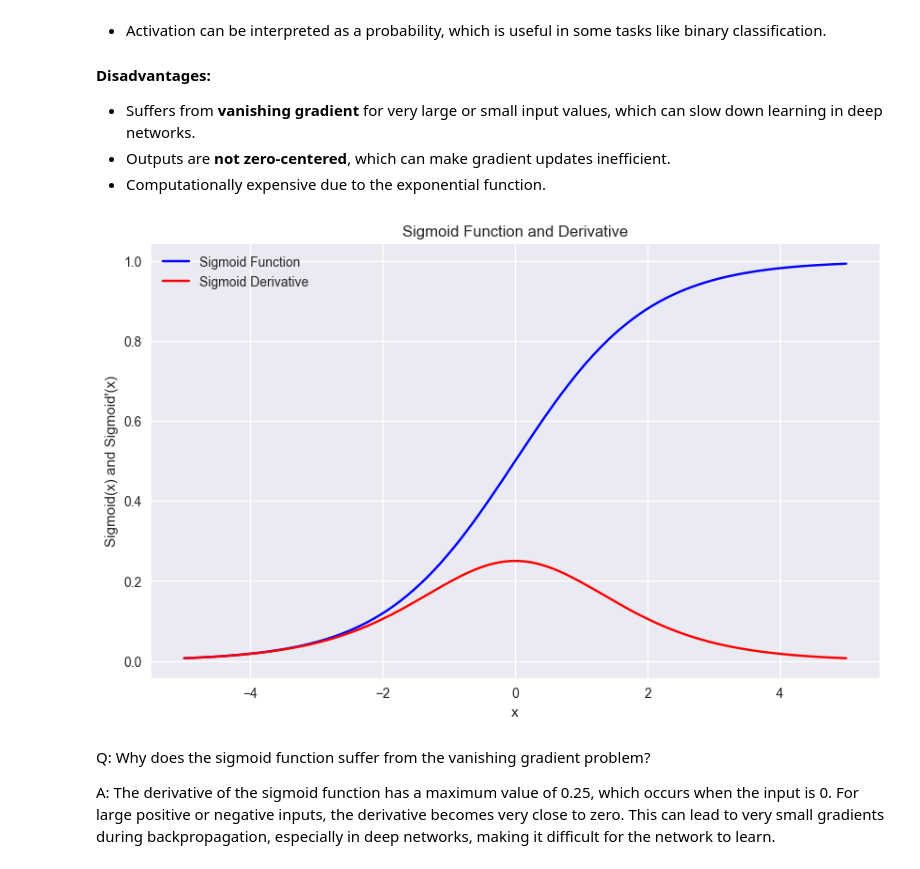
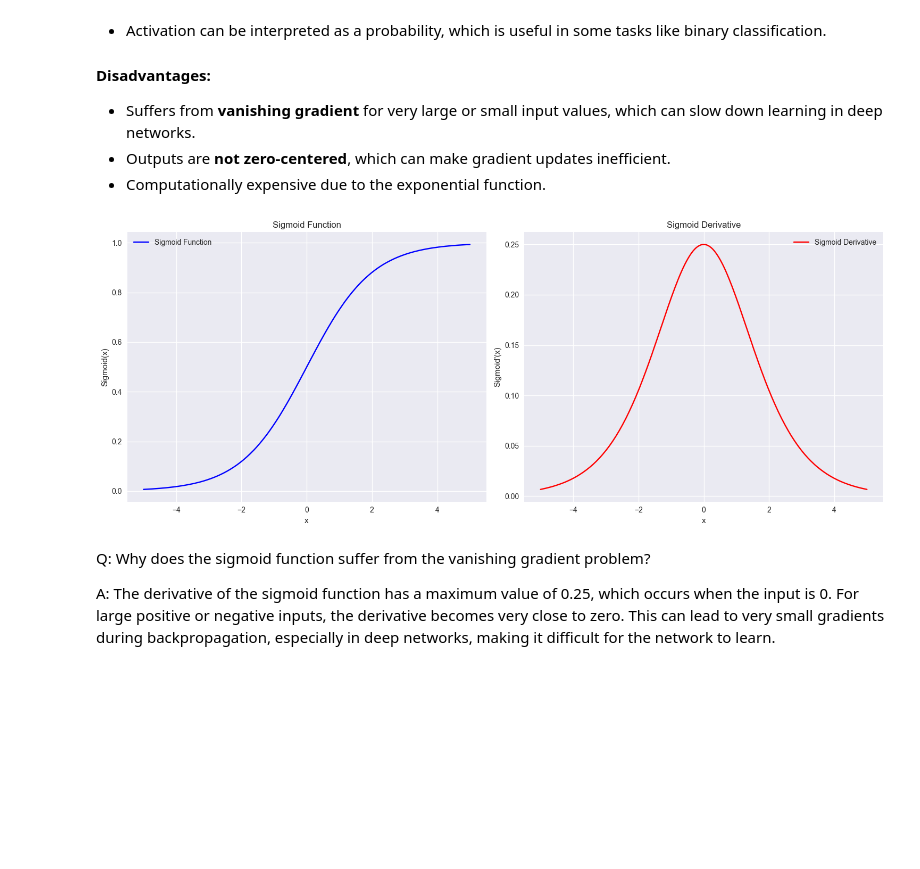
Before and after one commit to CodersHQ-AI-ML-Community/ai-confluence, a Jupyter notebook: code/deep-learning/activation_functions.ipynb, the cells around one changed output. Drawn from its saved outputs; the diff is of its cells as text; code cells hidden in the pictures; blank space fills up the shorter version.

Commit message:
Code snippets for activation functions modified. GeLU and SiLU pending.

```diff
--- a/code/deep-learning/activation_functions.ipynb
+++ b/code/deep-learning/activation_functions.ipynb
@@ -31,25 +31,30 @@ sns.set_palette("husl")
 
 
 # Helper function to plot activation functions and their derivatives on the same plot
-def plot_function_and_derivative_combined(func, derivative, title, x_range=(-5, 5)):
+def plot_function_and_derivative(func, derivative, title, x_range=(-5, 5)):
     x = np.linspace(*x_range, 200)
     y = func(x)
     dy = derivative(x)
 
-    plt.figure(figsize=(10, 6))
+    fig, (ax1, ax2) = plt.subplots(1, 2, figsize=(15, 6))
 
     # Plot the function
-    plt.plot(x, y, label=f'{title} Function', color='b')
+    ax1.plot(x, y, label=f'{title} Function', color='b')
+    ax1.set_title(f'{title} Function')
+    ax1.set_xlabel('x')
+    ax1.set_ylabel(f'{title}(x)')
+    ax1.grid(True)
+    ax1.legend()
 
     # Plot the derivative
-    plt.plot(x, dy, label=f'{title} Derivative', color='r')
+    ax2.plot(x, dy, label=f'{title} Derivative', color='r')
+    ax2.set_title(f'{title} Derivative')
+    ax2.set_xlabel('x')
+    ax2.set_ylabel(f'{title}\'(x)')
+    ax2.grid(True)
+    ax2.legend()
 
-    # Set titles and labels
-    plt.title(f'{title} Function and Derivative')
-    plt.xlabel('x')
-    plt.ylabel(f'{title}(x) and {title}\'(x)')
-    plt.grid(True)
-    plt.legend()
+    plt.tight_layout()
     plt.show()
 # %% [markdown]
 
@@ -73,15 +78,15 @@ The sigmoid function maps any input to a value between 0 and 1. It's S-shaped an
 # %%
 ## 1. Sigmoid and its derivative
 def sigmoid(x):
     return 1 / (1 + np.exp(-x))
 
 def sigmoid_derivative(x):
     s = sigmoid(x)
     return s * (1 - s)
 
-plot_function_and_derivative_combined(sigmoid, sigmoid_derivative, "Sigmoid")
+plot_function_and_derivative(sigmoid, sigmoid_derivative, "Sigmoid")
 # %% [output]
-[figure, old version]
+[figure, new version]
 # %% [markdown]
 Q: Why does the sigmoid function suffer from the vanishing gradient problem?
 
```
Also changed, not shown: parts of 4 cells of this notebook.
